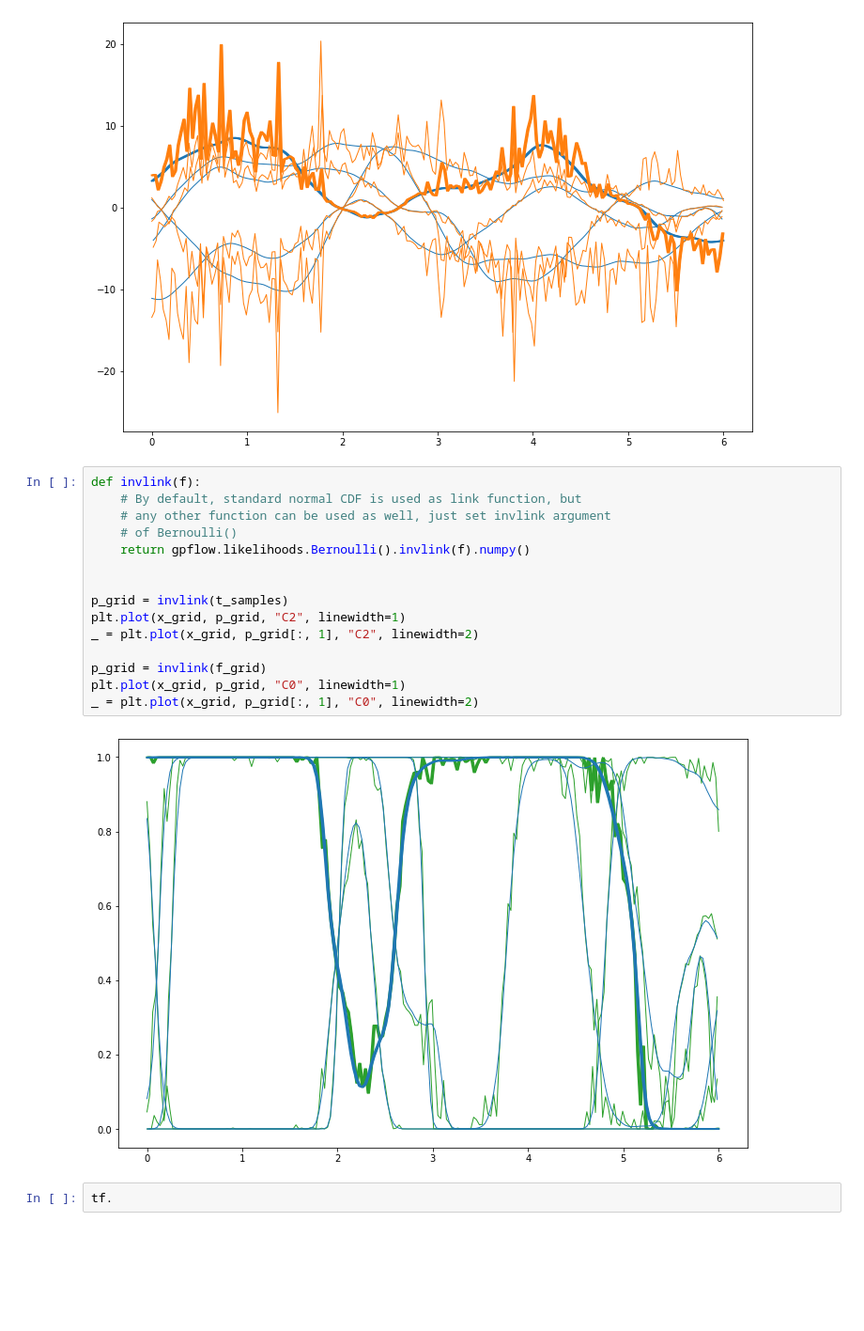
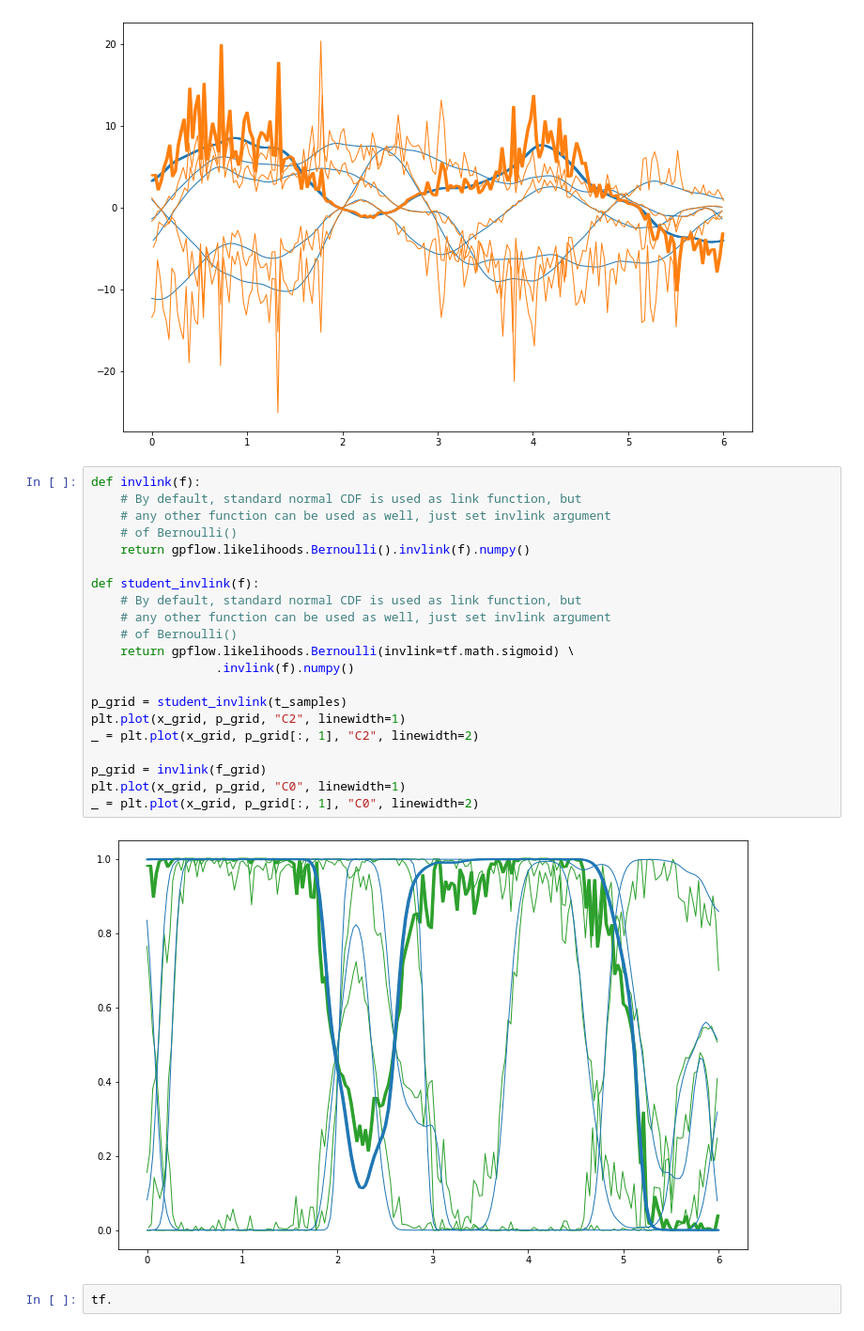
Before and after one commit to RoetGer/generalized-t-process-regression, a Jupyter notebook: gen_t_process.ipynb, the cells around one changed output. Shown at 94% size. Saved outputs shown, nothing was run; the diff lists cells and outputs as text; blank space fills up the shorter version.

```diff
--- a/gen_t_process.ipynb
+++ b/gen_t_process.ipynb
@@ -212,20 +239,26 @@ _ = plt.plot(x_grid, t_samples, "C1", linewidth=1)
 # %%
 def invlink(f):
     # By default, standard normal CDF is used as link function, but
     # any other function can be used as well, just set invlink argument
     # of Bernoulli()
     return gpflow.likelihoods.Bernoulli().invlink(f).numpy()
 
+def student_invlink(f):
+    # By default, standard normal CDF is used as link function, but
+    # any other function can be used as well, just set invlink argument
+    # of Bernoulli()
+    return gpflow.likelihoods.Bernoulli(invlink=tf.math.sigmoid) \
+                 .invlink(f).numpy()
 
-p_grid = invlink(t_samples)
+p_grid = student_invlink(t_samples)
 plt.plot(x_grid, p_grid, "C2", linewidth=1)
 _ = plt.plot(x_grid, p_grid[:, 1], "C2", linewidth=2)
 
 p_grid = invlink(f_grid)
 plt.plot(x_grid, p_grid, "C0", linewidth=1)
 _ = plt.plot(x_grid, p_grid[:, 1], "C0", linewidth=2)
 # %% [output]
-[figure, old version]
+[figure, new version]
 # %%
 tf.
 # %%
```
Also changed, not shown: parts of 11 cells of this notebook.
